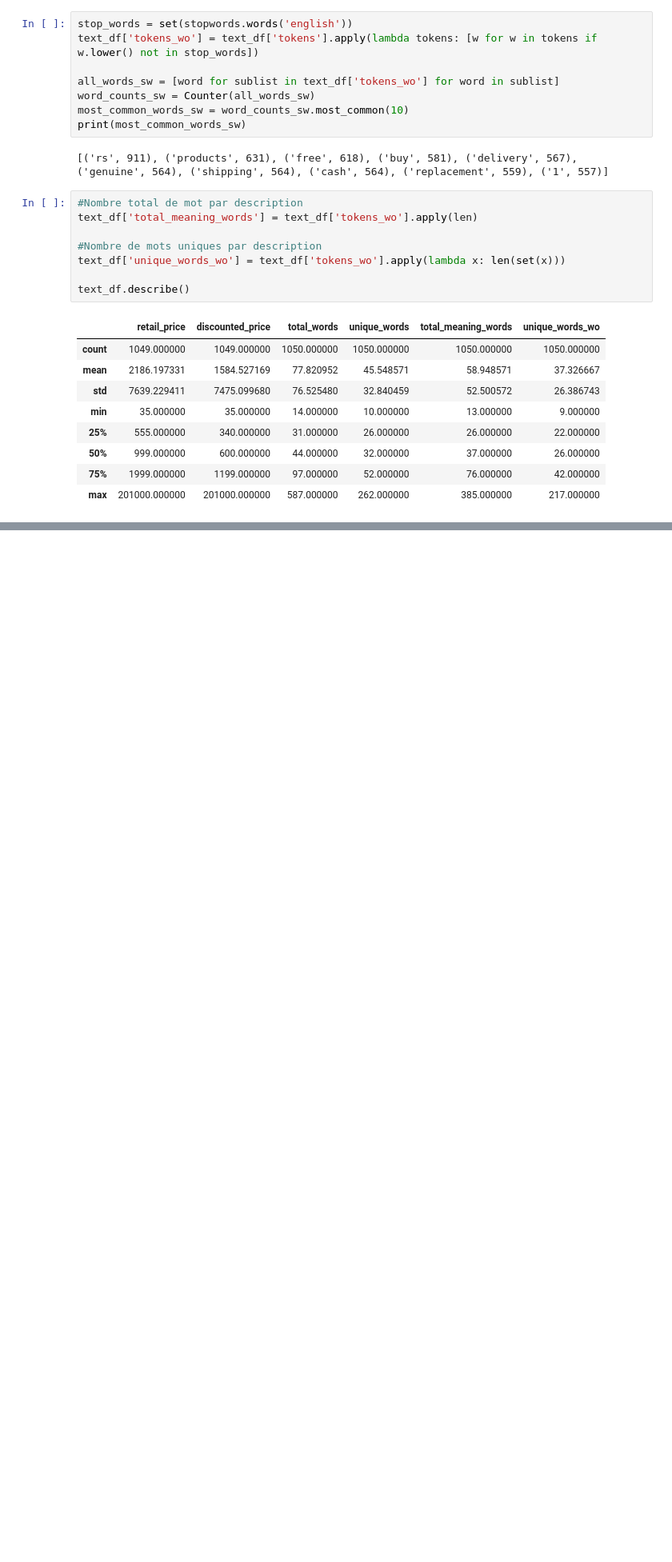
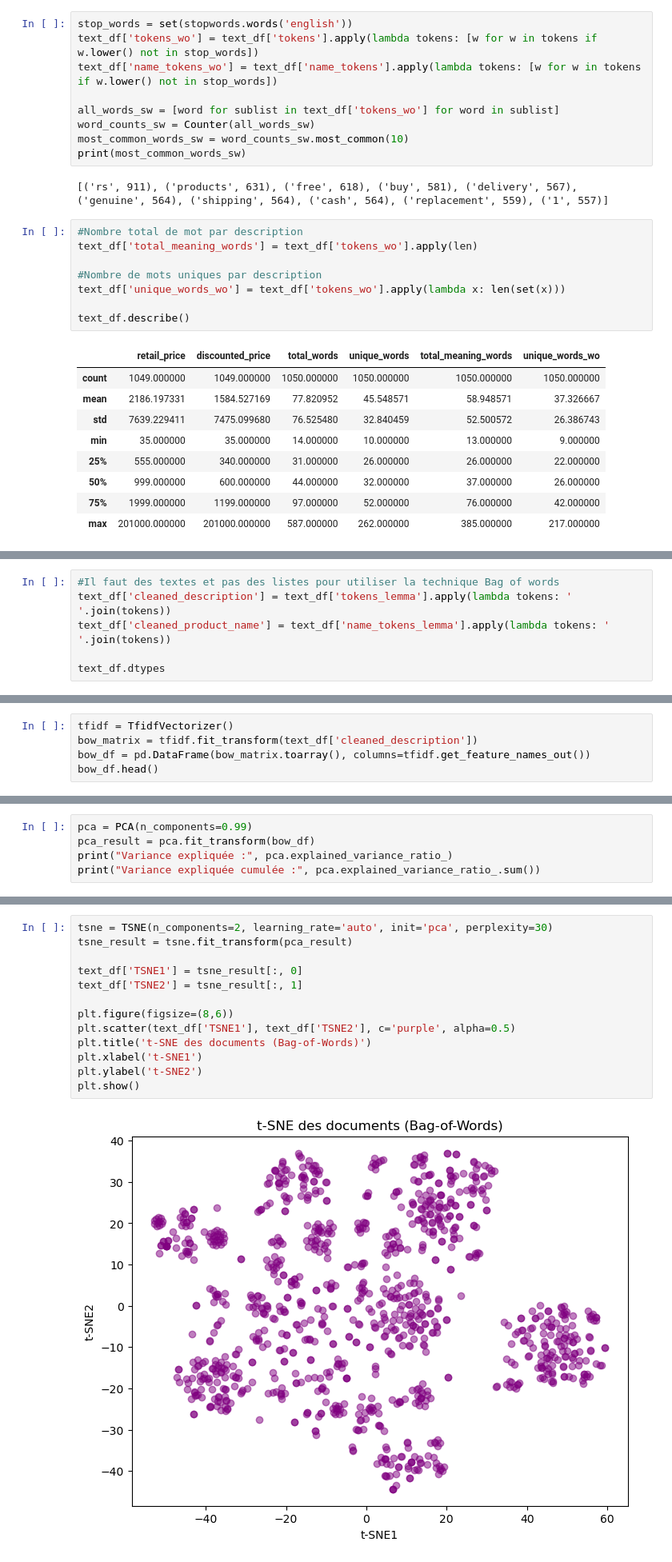
Before and after one commit to ManonVilla/OCProjet6, a Jupyter notebook: VILLA_Manon_1_pretraitement_texte.ipynb, the cells around one changed output, grey strips where cells are left out. Shown at 80% size. Saved outputs shown, nothing was run; the diff lists cells and outputs as text; blank space fills up the shorter version.

```diff
--- a/VILLA_Manon_1_pretraitement_texte.ipynb
+++ b/VILLA_Manon_1_pretraitement_texte.ipynb
@@ -150,6 +168,7 @@ Le soucis rencontré ici est que les mots les plus courants votn être ceux qui
 # %%
 stop_words = set(stopwords.words('english'))
 text_df['tokens_wo'] = text_df['tokens'].apply(lambda tokens: [w for w in tokens if w.lower() not in stop_words])
+text_df['name_tokens_wo'] = text_df['name_tokens'].apply(lambda tokens: [w for w in tokens if w.lower() not in stop_words])
 
 all_words_sw = [word for sublist in text_df['tokens_wo'] for word in sublist]
 word_counts_sw = Counter(all_words_sw)
@@ -209,0 +267,6 @@ making              make
+# %%
+#Il faut des textes et pas des listes pour utiliser la technique Bag of words
+text_df['cleaned_description'] = text_df['tokens_lemma'].apply(lambda tokens: ' '.join(tokens))
+text_df['cleaned_product_name'] = text_df['name_tokens_lemma'].apply(lambda tokens: ' '.join(tokens))
+
+text_df.dtypes
@@ -209,0 +291,5 @@ making              make
+# %%
+tfidf = TfidfVectorizer()
+bow_matrix = tfidf.fit_transform(text_df['cleaned_description'])
+bow_df = pd.DataFrame(bow_matrix.toarray(), columns=tfidf.get_feature_names_out())
+bow_df.head()
@@ -209,0 +304,5 @@ making              make
+# %%
+pca = PCA(n_components=0.99)
+pca_result = pca.fit_transform(bow_df)
+print("Variance expliquée :", pca.explained_variance_ratio_)
+print("Variance expliquée cumulée :", pca.explained_variance_ratio_.sum())
@@ -209,0 +327,15 @@ making              make
+# %%
+tsne = TSNE(n_components=2, learning_rate='auto', init='pca', perplexity=30)
+tsne_result = tsne.fit_transform(pca_result)
+
+text_df['TSNE1'] = tsne_result[:, 0]
+text_df['TSNE2'] = tsne_result[:, 1]
+
+plt.figure(figsize=(8,6))
+plt.scatter(text_df['TSNE1'], text_df['TSNE2'], c='purple', alpha=0.5)
+plt.title('t-SNE des documents (Bag-of-Words)')
+plt.xlabel('t-SNE1')
+plt.ylabel('t-SNE2')
+plt.show()
+# %% [output]
+[figure, added]
```
Also changed, not shown: parts of 20 cells of this notebook.
